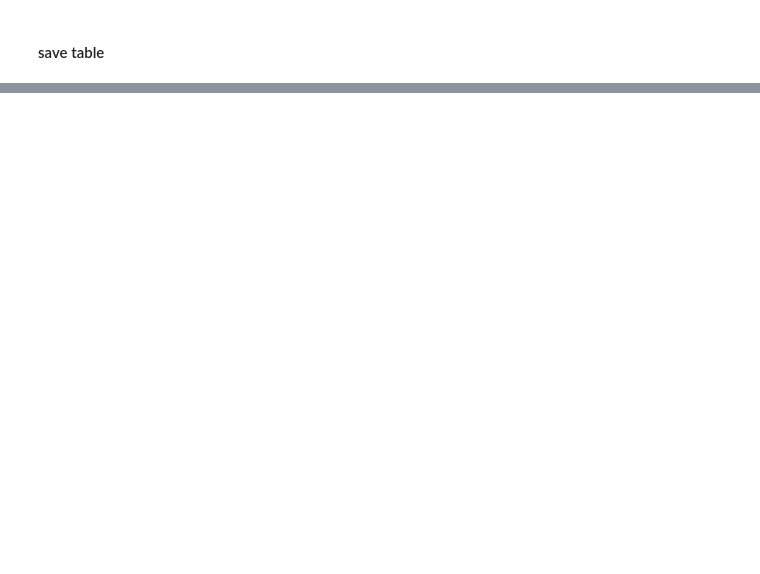
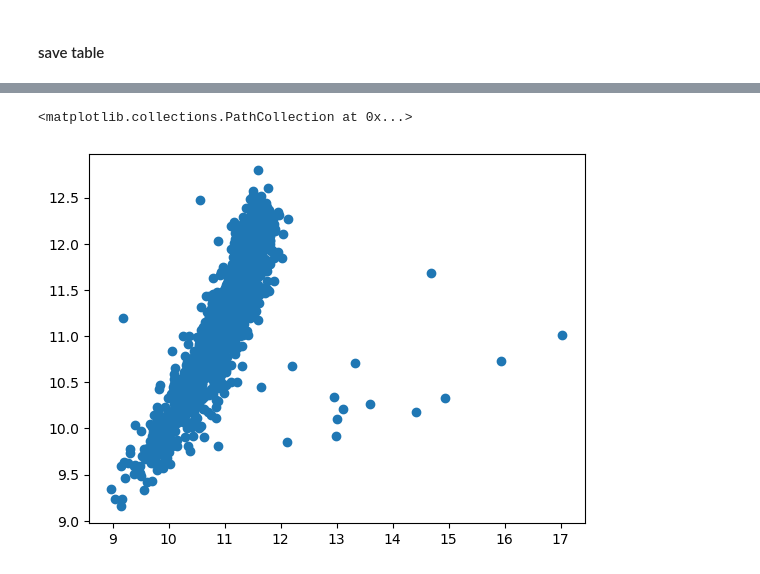
Before and after one commit to kadglass/RotationCurves, a Jupyter notebook: notebooks/ellipticals_master_table_units.ipynb, the cells around one changed output, grey strips where cells are left out. Cells and saved outputs as stored; diff of their text form; code cells hidden in the pictures; blank space fills up the shorter version.

```diff
--- a/notebooks/ellipticals_master_table_units.ipynb
+++ b/notebooks/ellipticals_master_table_units.ipynb
@@ -120,7 +158,7 @@ master_table['V_R90_err'] = np.ones(len(master_table)) * -999
 
 for i in range(len(master_table)):
 
-    if master_table['M_R90'][i] > 0:
+    if master_table['spiral_mask'][i] == 1:
 
         params = [master_table['v_max'][i], master_table['v_max_err'][i], master_table['r_turn'][i], master_table['r_turn_err'][i],
                   master_table['alpha'][i], master_table['alpha_err'][i]]
@@ -135,7 +173,7 @@ master_table['e_M_star_R90_err_h'] = np.ones(len(master_table)) * -999
 
 for i in range(len(master_table)):
 
-    if master_table['sphd_M_star'][i] > 0:
+    if master_table['elliptical_mask'][i] == 1:
 
         master_table['e_M_star_R90'][i], master_table['e_M_star_R90_err'][i] = np.log10(exponential_sphere_disk_err(master_table['R90_kpc'][i],
                                                                                                            master_table['sphd_rho_c'][i],
@@ -150,6 +188,11 @@ for i in range(len(master_table)):
         master_table['e_M_star_R90_err_h'][i] = master_table['e_M_star_R90_err'][i] + np.log10(0.73)
 # %%
 master_table.remove_columns(['e_Mstar_R90'])
+# %%
+for i in range(len(master_table)):
+    if master_table['elliptical_mask'][i]==1:
+        master_table['sphd_M_star_h'][i] = master_table['sphd_M_star'][i] + np.log10(0.73)
+        master_table['sphd_M_star_err_h'][i] = master_table['sphd_M_star_err'][i] + np.log10(0.73)
 # %% [markdown]
 #### calculate effective velocity at r90 and error for ellipticals
 # %%
@@ -169,0 +264,7 @@ master_table.write('/Users/nityaravi/Documents/Research/RotationCurves/data/mang
+# %%
+ellipticals = master_table[master_table['elliptical_mask']==1]
+# %%
+plt.scatter(ellipticals['sphd_M_star_h'], ellipticals['Mvir'])
+# %% [output]
+<matplotlib.collections.PathCollection at 0x...>
+[figure, added]
```
Also changed, not shown: parts of 10 cells of this notebook.
